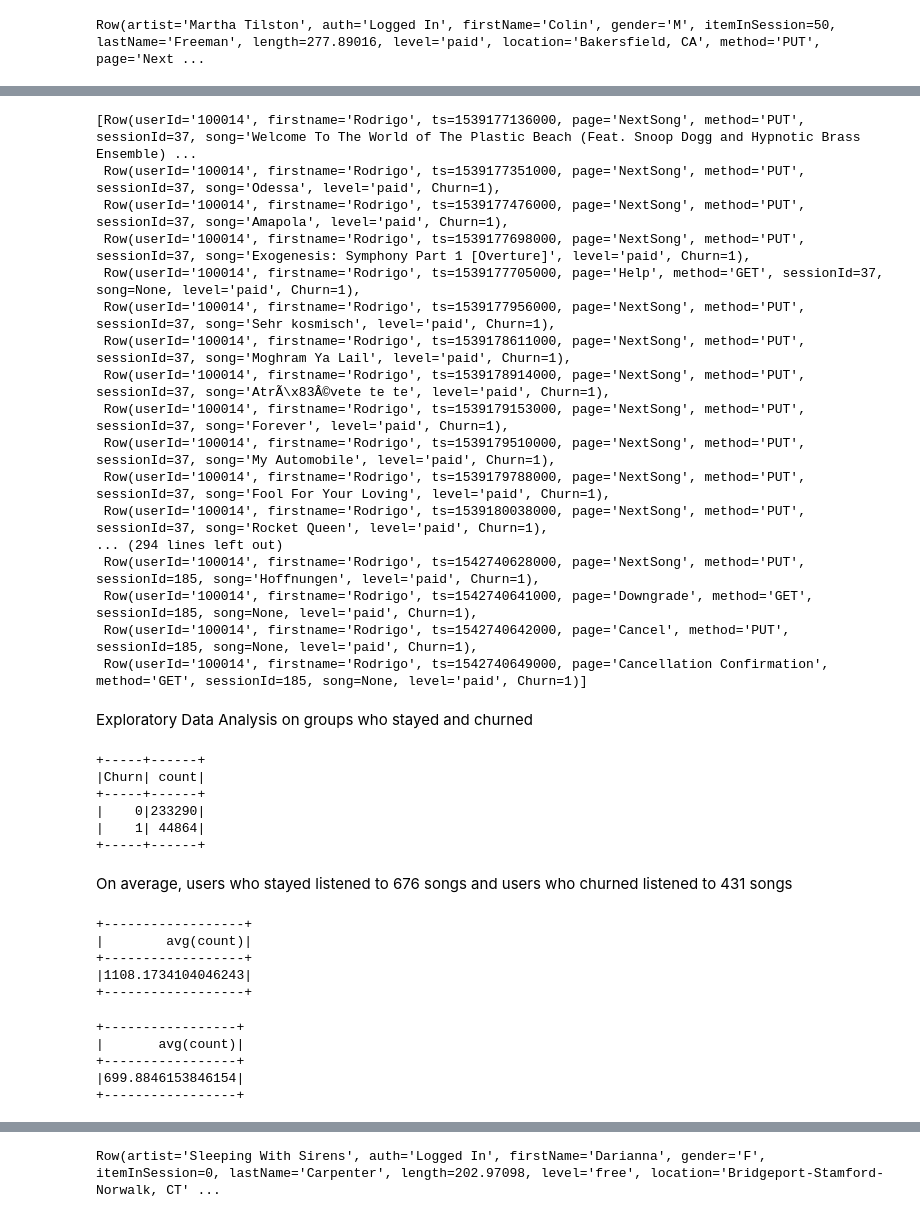
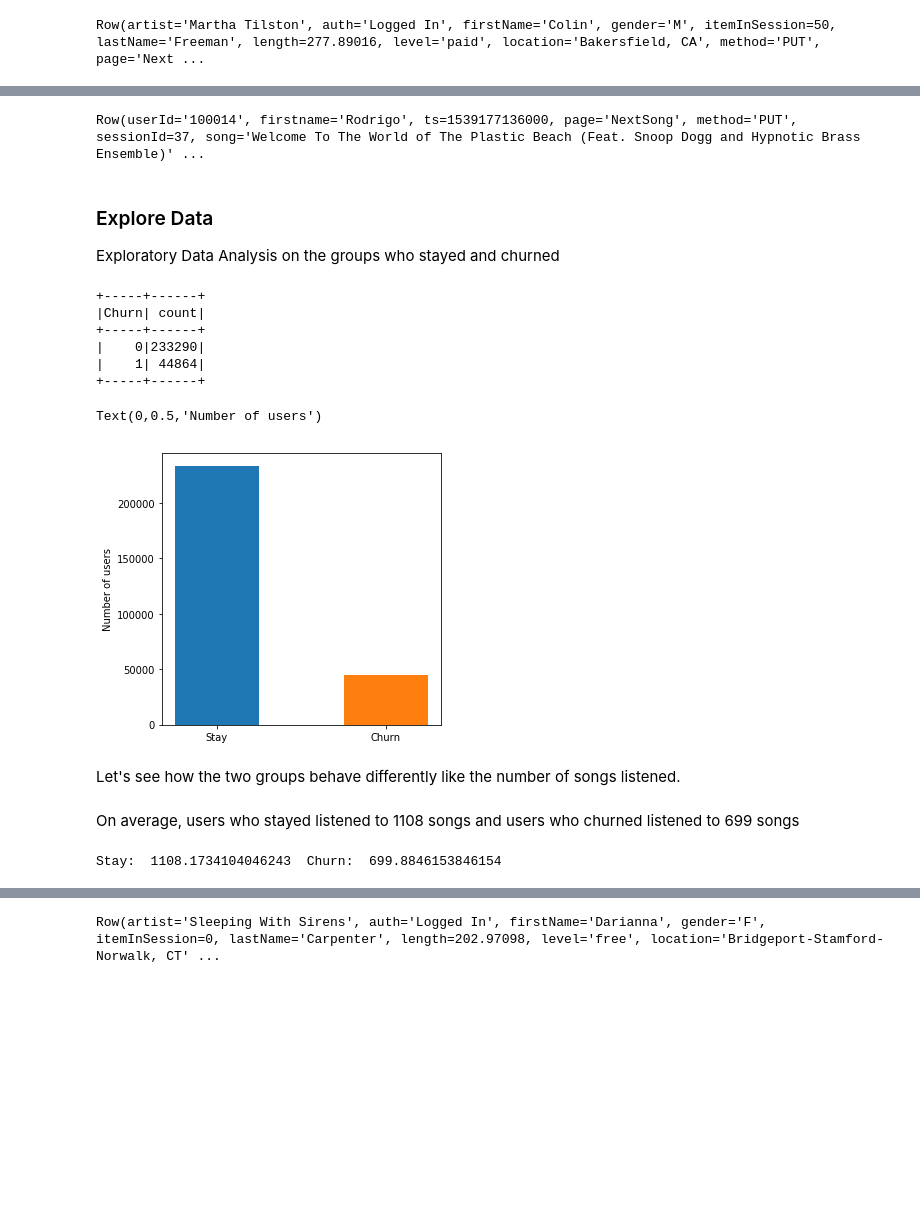
Before and after one commit to edwinhung/Sparkify_Project, a Jupyter notebook: Sparkify.ipynb, the cells around one changed output, grey strips where cells are left out. Drawn from its saved outputs; the diff is of its cells as text; code cells hidden in the pictures; blank space fills up the shorter version.

```diff
--- a/Sparkify.ipynb
+++ b/Sparkify.ipynb
@@ -196,27 +200,12 @@ Since Cancellation can happen to paid and free users, we flag these users 1 on a
 windowval = Window.partitionBy("userId").orderBy(desc("ts")).rangeBetween(Window.unboundedPreceding, 0)
 df = df.withColumn("Churn", Fsum("cancel").over(windowval))
 # %%
-df.select(["userId", "firstname", "ts", "page","method","sessionId","song", "level", "Churn"]).where(df.userId == "100014").sort("ts").collect()
+df.select(["userId", "firstname", "ts", "page","method","sessionId","song", "level", "Churn"]).where(df.userId == "100014").sort("ts").head()
 # %% [output]
-[Row(userId='100014', firstname='Rodrigo', ts=1539177136000, page='NextSong', method='PUT', sessionId=37, song='Welcome To The World of The Plastic Beach (Feat. Snoop Dogg and Hypnotic Brass Ensemble) ...
- Row(userId='100014', firstname='Rodrigo', ts=1539177351000, page='NextSong', method='PUT', sessionId=37, song='Odessa', level='paid', Churn=1),
- Row(userId='100014', firstname='Rodrigo', ts=1539177476000, page='NextSong', method='PUT', sessionId=37, song='Amapola', level='paid', Churn=1),
- Row(userId='100014', firstname='Rodrigo', ts=1539177698000, page='NextSong', method='PUT', sessionId=37, song='Exogenesis: Symphony Part 1 [Overture]', level='paid', Churn=1),
- Row(userId='100014', firstname='Rodrigo', ts=1539177705000, page='Help', method='GET', sessionId=37, song=None, level='paid', Churn=1),
- Row(userId='100014', firstname='Rodrigo', ts=1539177956000, page='NextSong', method='PUT', sessionId=37, song='Sehr kosmisch', level='paid', Churn=1),
- Row(userId='100014', firstname='Rodrigo', ts=1539178611000, page='NextSong', method='PUT', sessionId=37, song='Moghram Ya Lail', level='paid', Churn=1),
- Row(userId='100014', firstname='Rodrigo', ts=1539178914000, page='NextSong', method='PUT', sessionId=37, song='AtrÃ\x83Â©vete te te', level='paid', Churn=1),
- Row(userId='100014', firstname='Rodrigo', ts=1539179153000, page='NextSong', method='PUT', sessionId=37, song='Forever', level='paid', Churn=1),
- Row(userId='100014', firstname='Rodrigo', ts=1539179510000, page='NextSong', method='PUT', sessionId=37, song='My Automobile', level='paid', Churn=1),
- Row(userId='100014', firstname='Rodrigo', ts=1539179788000, page='NextSong', method='PUT', sessionId=37, song='Fool For Your Loving', level='paid', Churn=1),
- Row(userId='100014', firstname='Rodrigo', ts=1539180038000, page='NextSong', method='PUT', sessionId=37, song='Rocket Queen', level='paid', Churn=1),
-... (294 lines left out)
- Row(userId='100014', firstname='Rodrigo', ts=1542740628000, page='NextSong', method='PUT', sessionId=185, song='Hoffnungen', level='paid', Churn=1),
- Row(userId='100014', firstname='Rodrigo', ts=1542740641000, page='Downgrade', method='GET', sessionId=185, song=None, level='paid', Churn=1),
- Row(userId='100014', firstname='Rodrigo', ts=1542740642000, page='Cancel', method='PUT', sessionId=185, song=None, level='paid', Churn=1),
- Row(userId='100014', firstname='Rodrigo', ts=1542740649000, page='Cancellation Confirmation', method='GET', sessionId=185, song=None, level='paid', Churn=1)]
+Row(userId='100014', firstname='Rodrigo', ts=1539177136000, page='NextSong', method='PUT', sessionId=37, song='Welcome To The World of The Plastic Beach (Feat. Snoop Dogg and Hypnotic Brass Ensemble)' ...
 # %% [markdown]
-Exploratory Data Analysis on groups who stayed and churned
+### Explore Data
+Exploratory Data Analysis on the groups who stayed and churned
 # %%
 # About 16% churn rate
 df.groupby("Churn").count().show()
@@ -227,25 +216,29 @@ df.groupby("Churn").count().show()
 |    0|233290|
 |    1| 44864|
 +-----+------+
+# %%
+stayCount = df.groupby("Churn").count().collect()[0][1]
+churnCount = df.groupby("Churn").count().collect()[1][1]
+# %%
+plt.figure(figsize = (5,5))
+plt.bar(0, [stayCount], width=0.1)
+plt.bar(.2, [churnCount], width=0.1)
+plt.xticks([0,.2],["Stay","Churn"])
+plt.ylabel("Number of users")
+# %% [output]
+Text(0,0.5,'Number of users')
+[figure, added]
+# %% [markdown]
+Let's see how the two groups behave differently like the number of songs listened.
 # %%
 song_event = udf(lambda x: 1 if x == "NextSong" else 0, IntegerType())
 df = df.withColumn("listen", song_event("page"))
 # %% [markdown]
-On average, users who stayed listened to 676 songs and users who churned listened to 431 songs
+On average, users who stayed listened to 1108 songs and users who churned listened to 699 songs
 # %%
-df.filter("Churn == 0 and listen == 1").groupby("userId").count().agg({"count":"avg"}).show()
+staySongs = df.filter("Churn == 0 and listen == 1").groupby("userId").count().agg({"count":"avg"}).collect()[0][0]
+churnSongs = df.filter("Churn == 1 and listen == 1").groupby("userId").count().agg({"count":"avg"}).collect()[0][0]
+print("Stay: ",staySongs, " Churn: ", churnSongs)
 # %% [output]
-+------------------+
-|        avg(count)|
-+------------------+
-|1108.1734104046243|
-+------------------+
+Stay:  1108.1734104046243  Churn:  699.8846153846154
-# %%
-df.filter("Churn == 1 and listen == 1").groupby("userId").count().agg({"count":"avg"}).show()
-# %% [output]
-+-----------------+
-|       avg(count)|
-+-----------------+
-|699.8846153846154|
-+-----------------+
 # %%
```
Also changed, not shown: parts of 60 cells of this notebook, 3 other files.
